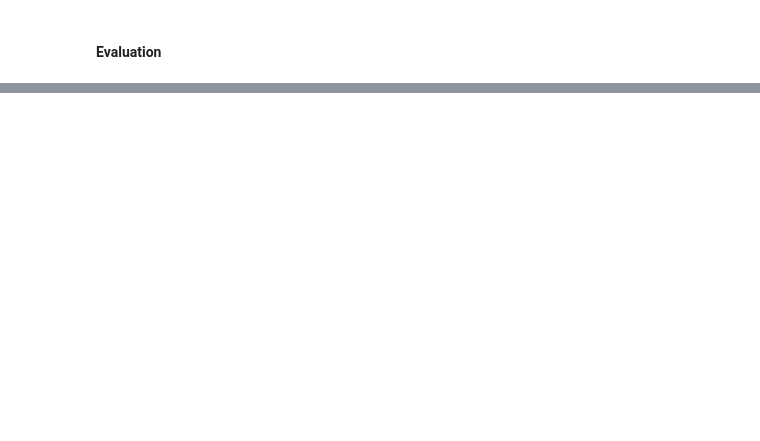
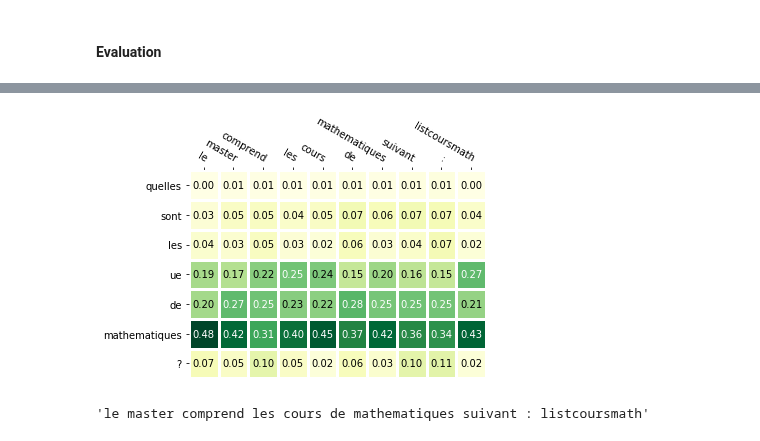
Before and after one commit to JBAujogue/RNN-playground, a Jupyter notebook: Deep Learning for NLP II - 2 Machine Translation.ipynb, the cells around one changed output, grey strips where cells are left out. Saved outputs shown, nothing was run; the diff lists cells and outputs as text; code cells hidden in the pictures; blank space fills up the shorter version.

```diff
--- a/Deep Learning for NLP II - 2 Machine Translation.ipynb
+++ b/Deep Learning for NLP II - 2 Machine Translation.ipynb
@@ -411,7 +423,7 @@ class Decoder(nn.Module):
 # %%
 class AttnDecoder(nn.Module):
     '''Transforms a vector into a sequence of words'''
-    def __init__(self, word2vec, embedding_dim, hidden_dim,
+    def __init__(self, word2vec, attention_dim, hidden_dim,
                  n_layers = 1,
                  dropout = 0.1,
                  bound = 25
@@ -428,9 +440,8 @@ class AttnDecoder(nn.Module):
                           n_layers,
                           dropout = dropout,
                           batch_first = True)
-        self.attn = Attention(embedding_dim, query_dim = hidden_dim, dropout = dropout)
-        self.merge = nn.Linear(self.attn.output_dim + hidden_dim, hidden_dim)
-        self.out = nn.Linear(hidden_dim, word2vec.lang.n_words)
+        self.attn = Attention(attention_dim, hidden_dim, dropout = dropout)
+        self.out = nn.Linear(attention_dim + hidden_dim, word2vec.lang.n_words)
         self.act = F.log_softmax
         self.dropout = nn.Dropout(dropout)
 
@@ -440,17 +451,17 @@ class AttnDecoder(nn.Module):
         embedding = self.dropout(embedding)
         _, hidden = self.gru(embedding, hidden)         # size (n_layers, batch_size, embedding_dim)
         # merge with attention
-        attn, weights = self.attn(embeddings, hidden[-1].unsqueeze(1))   # size (batch_size, 1, embedding_dim)
+        query = hidden[-1].unsqueeze(1)                 # size (batch_size, 1, embedding_dim)
+        attn, weights = self.attn(embeddings, query)    # size (batch_size, 1, embedding_dim)
         merge = torch.cat([hidden[-1], attn.squeeze(1)], dim = 1)
-        merge = self.merge(merge).tanh()                # size (batch_size, embedding_dim)
-        merge = self.dropout(merge)
+        merge = self.dropout(merge)                     # size (batch_size, embedding_dim + hidden_dim)
         # generate next word
         log_prob = self.out(merge)                      # size (batch_size, lang_size)
         log_prob = self.act(log_prob, dim = 1)          # size (batch_size, lang_size)
-        return log_prob, hidden
+        return log_prob, hidden, weights
 
     def forward(self, hidden, embeddings, device = None) :
-        answer = []
+        answer  = []
         EOS_token  = self.word2vec.lang.getIndex('EOS')
         word = self.word2vec.lang.getIndex('SOS')
         word = Variable(torch.LongTensor([[word]])) # size (1)
@@ -458,9 +469,12 @@ class AttnDecoder(nn.Module):
         for t in range(self.bound) :
             # compute next word
             if device is not None : word = word.to(device) # size (1)
-            log_prob, hidden = self.generateWord(hidden, embeddings, word)
+            log_prob, hidden, atn = self.generateWord(hidden, embeddings, word)
             word = log_prob.topk(1, dim = 1)[1].view(1, 1)
             # add to output
             if word.item() == EOS_token : break
             else : answer.append(word.item())
-        return answer
+            # cumulate attention weights
+            if t == 0 : weights = atn
+            else      : weights = torch.cat((weights, atn), dim = 1) # size(1, output_length, input_length)
+        return answer, weights
@@ -663,11 +769,14 @@ chatbot = EncoderDecoder(device = torch.device("cpu"),
                          tokenizer = lambda s : normalizeString(s).split(' '),
                          word2vec_in = word2vec_in,
                          word2vec_out = word2vec_out,
-                         hidden_dim = 100,
+                         hidden_dim_in = 100,
+                         hidden_dim_out = 100,
                          n_layers_in = 2,
                          n_layers_out = 2,
                          bound = 75,
                          dropout = 0.1,
+                         decoder_warm_start = True,
+                         decoder_attention = True,
                          optimizer = optim.SGD)
 
 chatbot.nbParametres()
@@ -704,6 +813,5 @@ len(batches)
 chatbot.fit(batches, epochs = 1, lr = 0.001, tf_ratio = 1,  print_every = 100)
 chatbot.fit(batches, epochs = 1, lr = 0.001, tf_ratio = 0.5,  print_every = 100)
 chatbot.fit(batches, epochs = 1, lr = 0.00025, tf_ratio = 0.5,  print_every = 100)
-chatbot.fit(batches, epochs = 1, lr = 0.0001, tf_ratio = 0.35,  print_every = 100)
 # %% [output]
 epoch 1
@@ -727,6 +835,5 @@ epoch 1
 chatbot.fit(batches, epochs = 1, lr = 0.001, tf_ratio = 1,  print_every = 100)
 chatbot.fit(batches, epochs = 1, lr = 0.001, tf_ratio = 0.5,  print_every = 100)
 chatbot.fit(batches, epochs = 1, lr = 0.00025, tf_ratio = 0.5,  print_every = 100)
-chatbot.fit(batches, epochs = 1, lr = 0.0001, tf_ratio = 0.35,  print_every = 100)
 # %% [output]
 epoch 1
@@ -812 +921,7 @@ Bot  : Avez-vous d'autres questions ?
 User : quit
+# %%
+chatbot.eval()
+chatbot('quelles sont les ue de mathématiques ?', show_attention = True)
+# %% [output]
+[figure, added]
+'le master comprend les cours de mathematiques suivant : listcoursmath'
```
Also changed, not shown: parts of 20 cells of this notebook.
